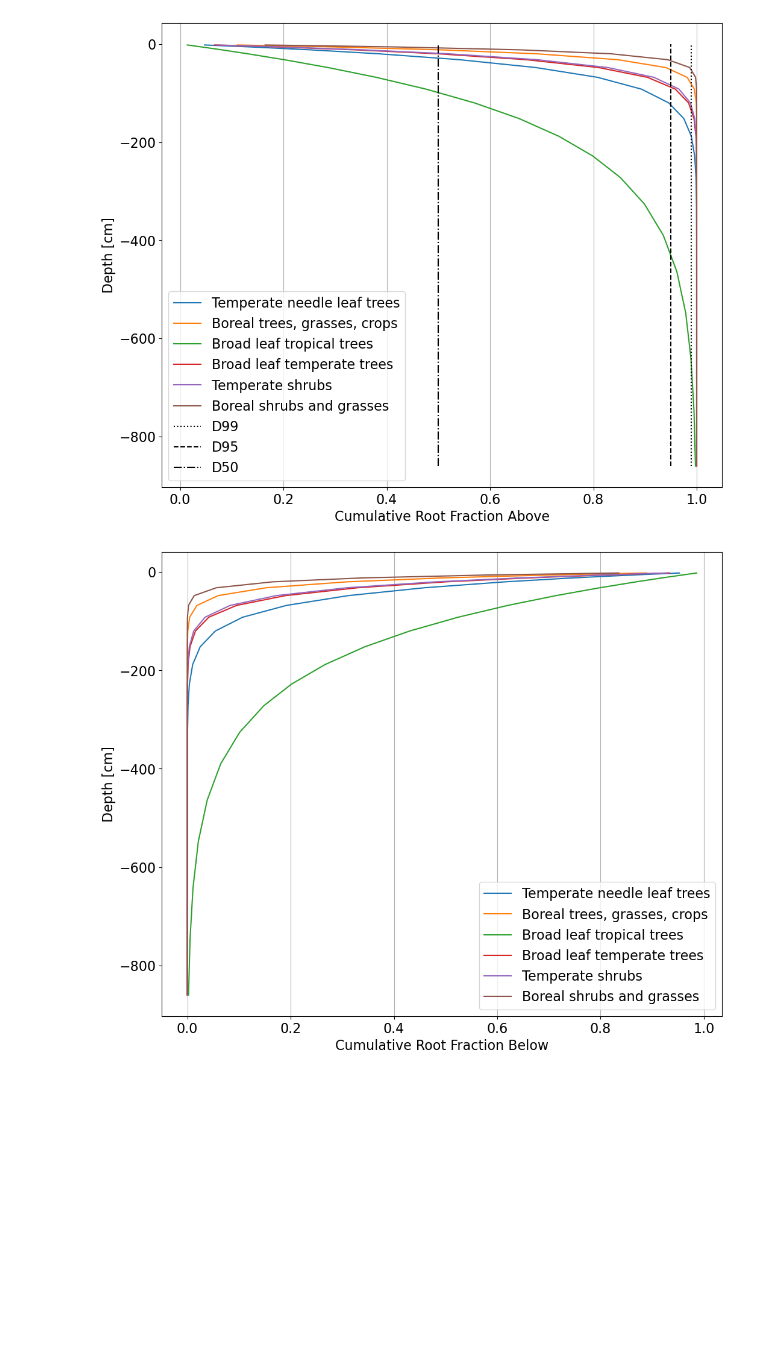
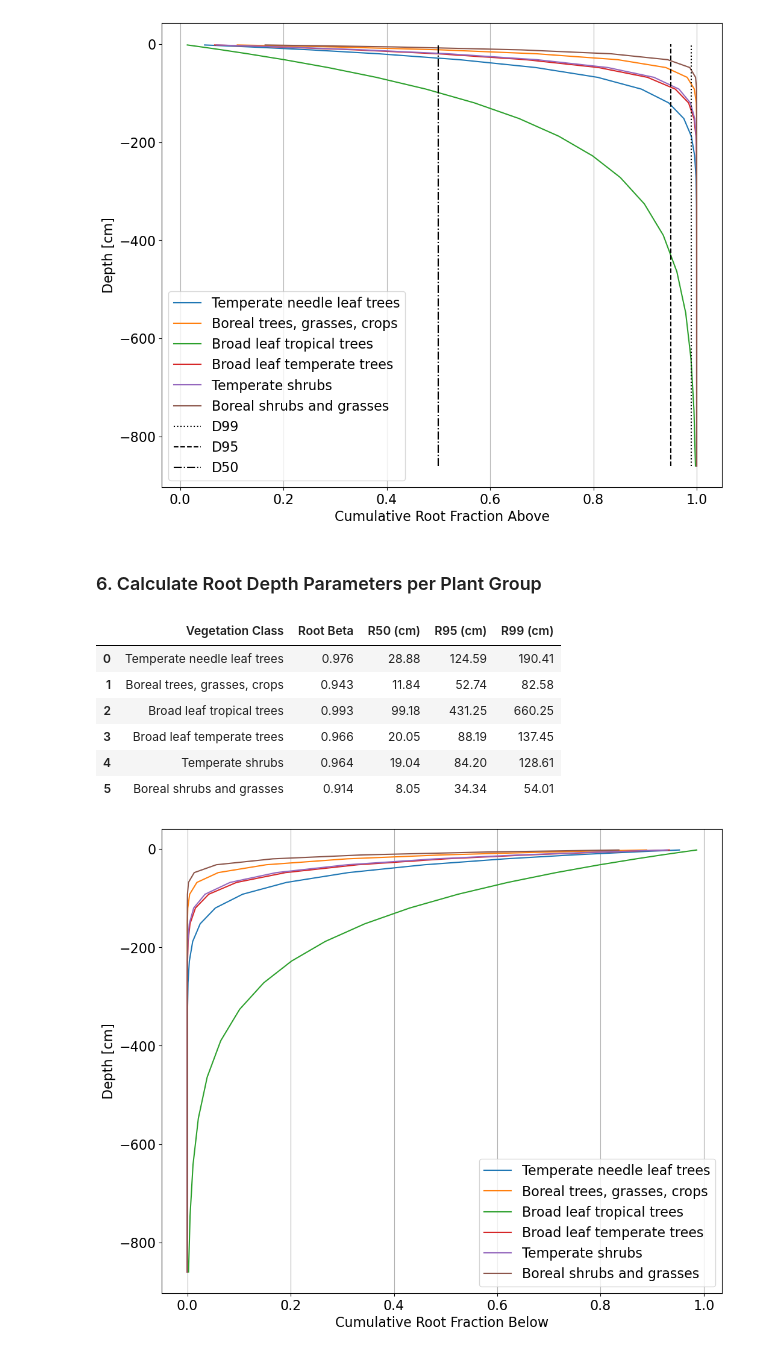
Before and after one commit to LejoFlores/clm-root-distributions, a Jupyter notebook: clm-roots.ipynb, the cells around one changed output. Drawn from its saved outputs; the diff is of its cells as text; code cells hidden in the pictures; blank space fills up the shorter version.

Commit message:
Add root metrics

```diff
--- a/clm-roots.ipynb
+++ b/clm-roots.ipynb
@@ -110,6 +110,34 @@ plt.legend()
 plt.grid(axis='x')
 # %% [output]
 [figure]
+# %% [markdown]
+### 6. Calculate Root Depth Parameters per Plant Group
+# %%
+rfac = np.array([0.5, 0.95, 0.99])
+
+rXX = np.zeros((beta_r.size,rfac.size))
+
+for i in np.arange(rfac.size):
+    for j in np.arange(beta_r.size):
+        rXX[j,i] = np.interp(rfac[i],np.cumsum(ri[:,j]),zh[0:N_levsoi]*100.0)
+
+
+rXX_data = {'Vegetation Class': root_group_labels,
+            'Root Beta': beta_r,
+            'R50 (cm)': rXX[:,0],
+            'R95 (cm)': rXX[:,1],
+            'R99 (cm)': rXX[:,2]}
+
+df_rXX = pd.DataFrame(rXX_data)
+df_rXX.round({'R50 (cm)': 2, 'R95 (cm)': 2, 'R99 (cm)': 2})
+# %% [output]
+|  | Vegetation Class | Root Beta | R50 (cm) | R95 (cm) | R99 (cm) |
+| 0 | Temperate needle leaf trees | 0.976 | 28.88 | 124.59 | 190.41 |
+| 1 | Boreal trees, grasses, crops | 0.943 | 11.84 | 52.74 | 82.58 |
+| 2 | Broad leaf tropical trees | 0.993 | 99.18 | 431.25 | 660.25 |
+| 3 | Broad leaf temperate trees | 0.966 | 20.05 | 88.19 | 137.45 |
+| 4 | Temperate shrubs | 0.964 | 19.04 | 84.20 | 128.61 |
+| 5 | Boreal shrubs and grasses | 0.914 | 8.05 | 34.34 | 54.01 |
 # %%
 plt.figure(figsize=(12,10))
 plt.rcParams.update({'font.size': 16})
```
